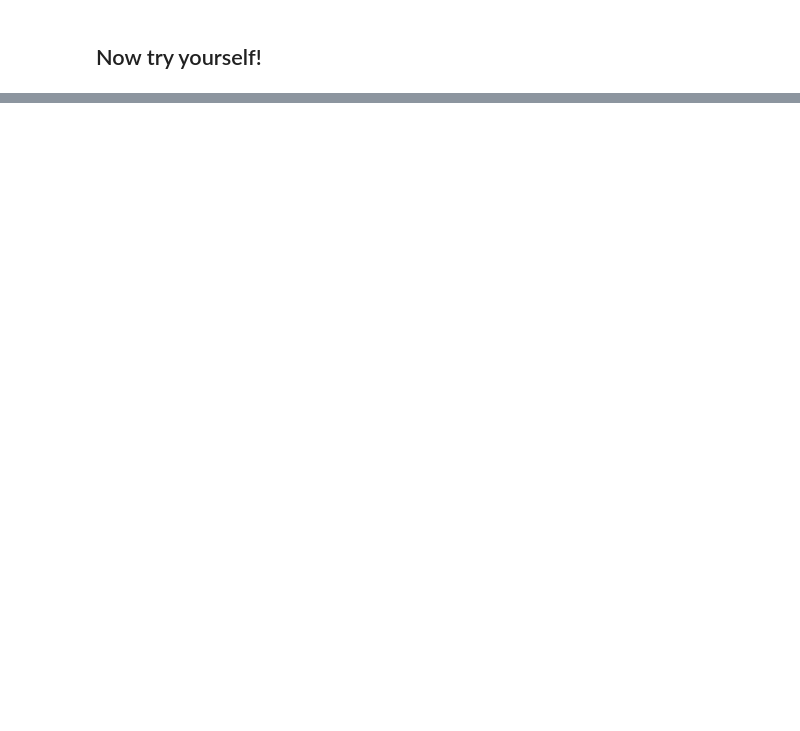
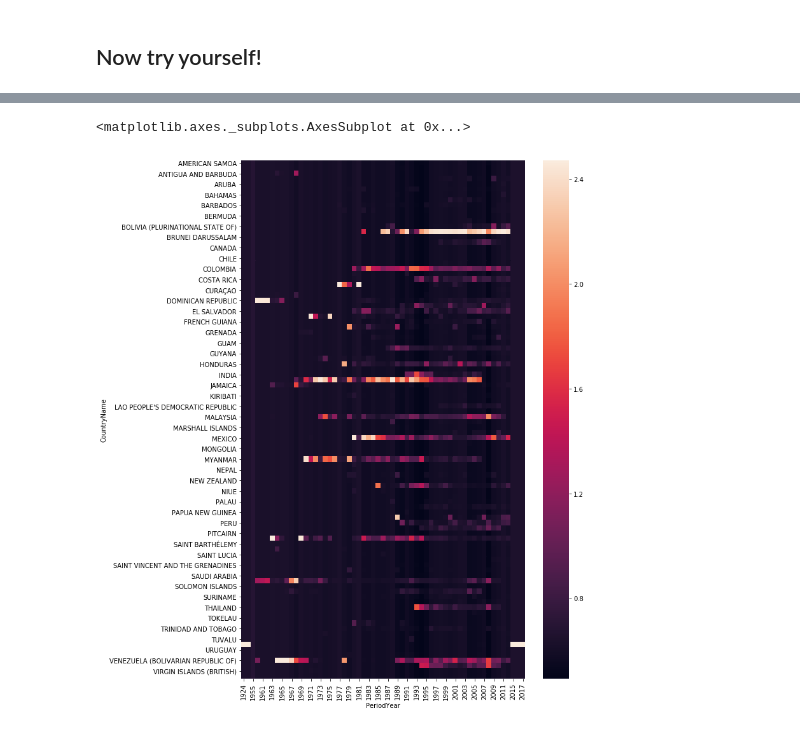
Before and after one commit to BielStela/Curs_UB, a Jupyter notebook: dia 2/exemples/disease_data/tycho_datasets_explorations.ipynb, the cells around one changed output, grey strips where cells are left out. Cells and saved outputs as stored; diff of their text form; code cells hidden in the pictures; blank space fills up the shorter version.

```diff
--- a/dia 2/exemples/disease_data/tycho_datasets_explorations.ipynb
+++ b/dia 2/exemples/disease_data/tycho_datasets_explorations.ipynb
@@ -305,0 +327,12 @@ dengue.groupby(by='PeriodEndDate')['CountValue'].sum().idxmax()
+# %%
+scaler = StandardScaler()
+# %%
+piv_scaled = scaler.fit_transform(pivoted)
+# %%
+piv_scaled = pd.DataFrame(piv_scaled, index=pivoted.index, columns=pivoted.columns)
+# %%
+plt.figure(figsize=(10,15))
+sns.heatmap(np.log(piv_scaled+2))
+# %% [output]
+<matplotlib.axes._subplots.AxesSubplot at 0x...>
+[figure, added]
```
Also changed, not shown: parts of 7 cells of this notebook, 2 other files.
